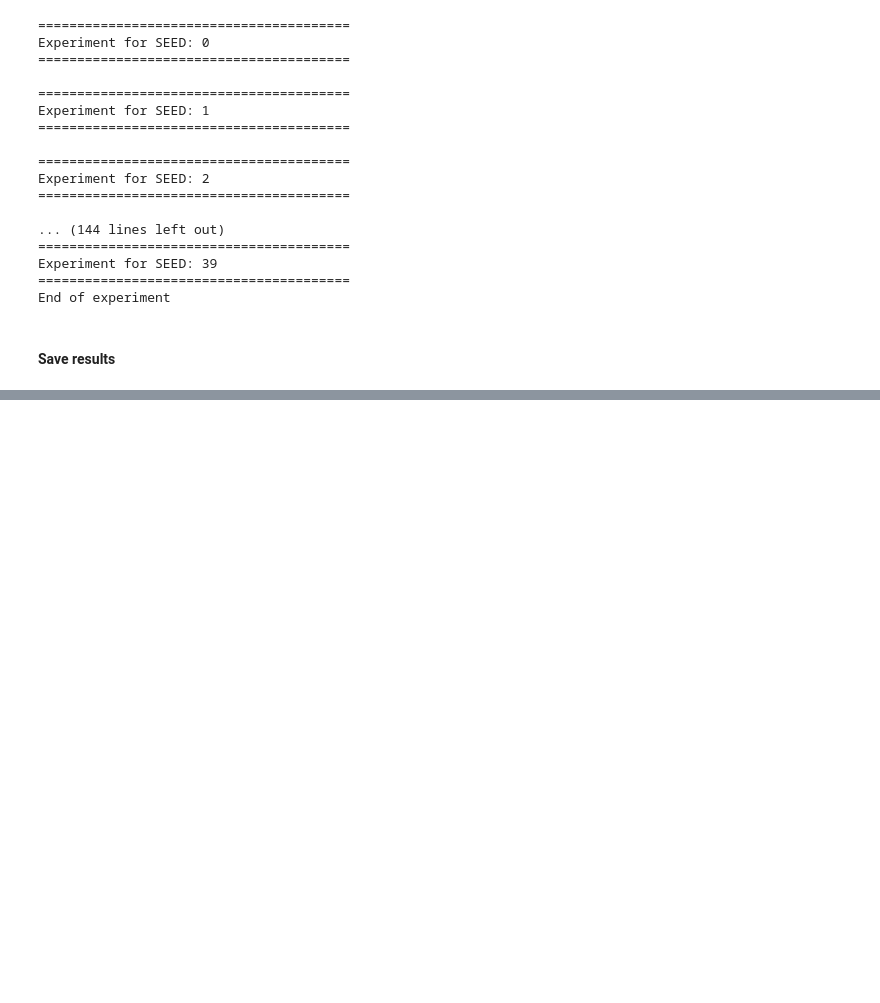
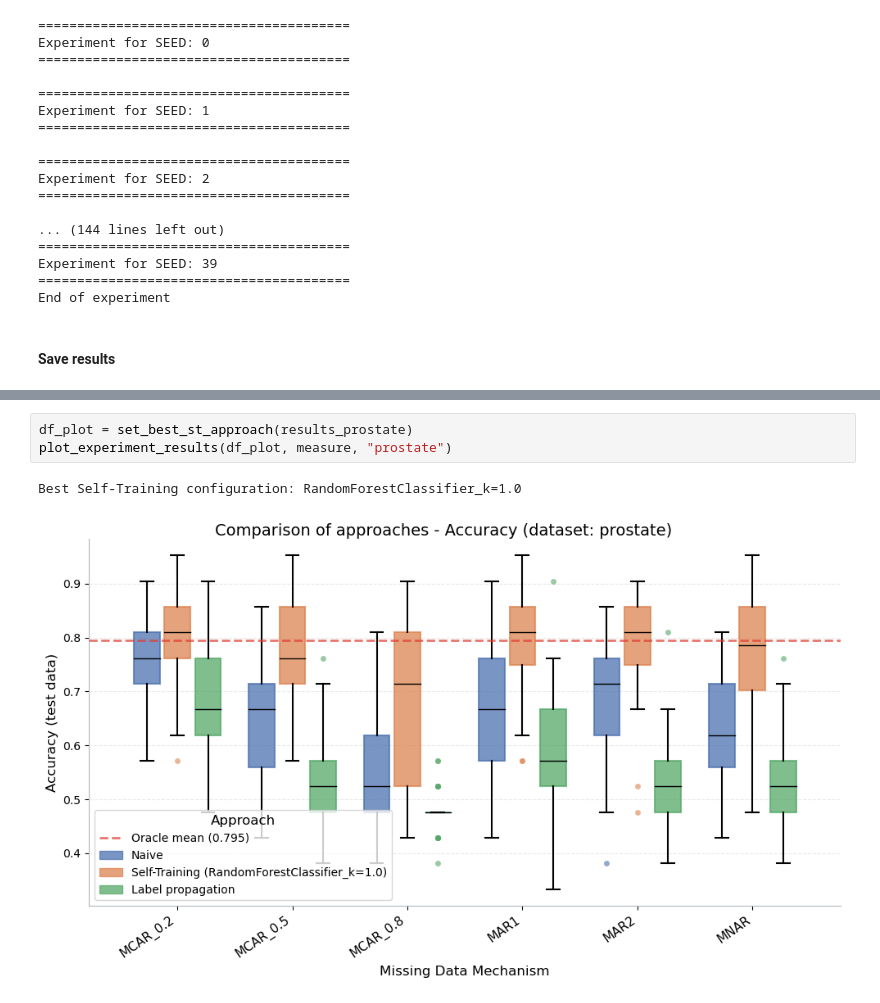
Before and after one commit to tomaszzywicki/semi-supervised-FISTA-logistic-lasso, a Jupyter notebook: src/experiments.ipynb, the cells around one changed output, grey strips where cells are left out. Cells and saved outputs as stored; diff of their text form; blank space fills up the shorter version.

```diff
--- a/src/experiments.ipynb
+++ b/src/experiments.ipynb
@@ -494,0 +189,6 @@ plt.show()
+# %%
+df_plot = set_best_st_approach(results_prostate)
+plot_experiment_results(df_plot, measure, "prostate")
+# %% [output]
+Best Self-Training configuration: RandomForestClassifier_k=1.0
+[figure, added]
```
Also changed, not shown: parts of 18 cells of this notebook, 5 other files.
